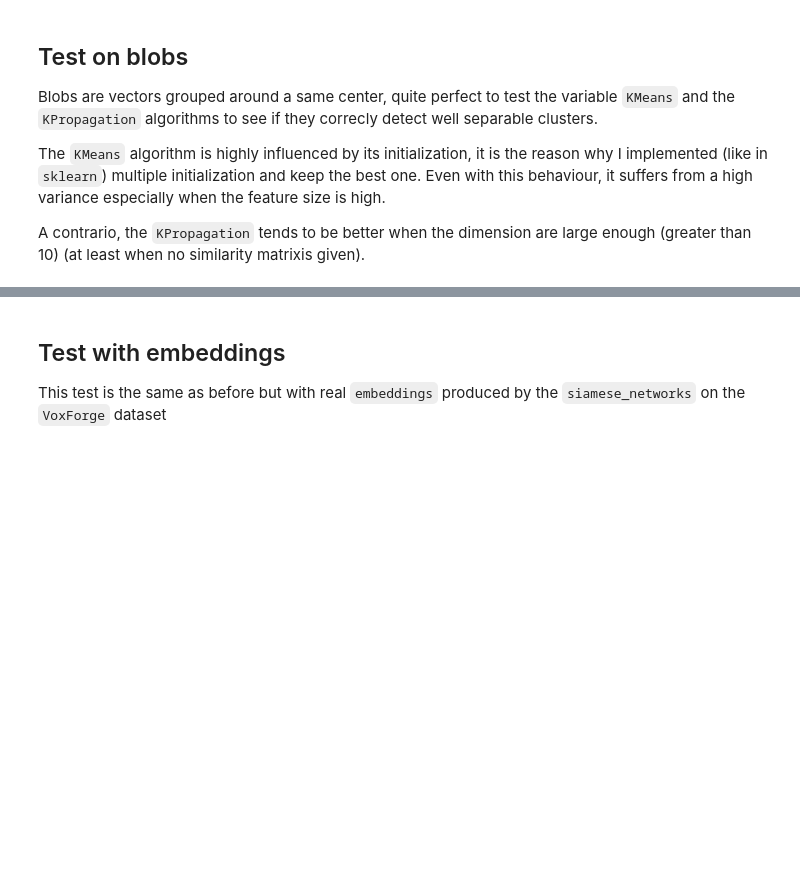
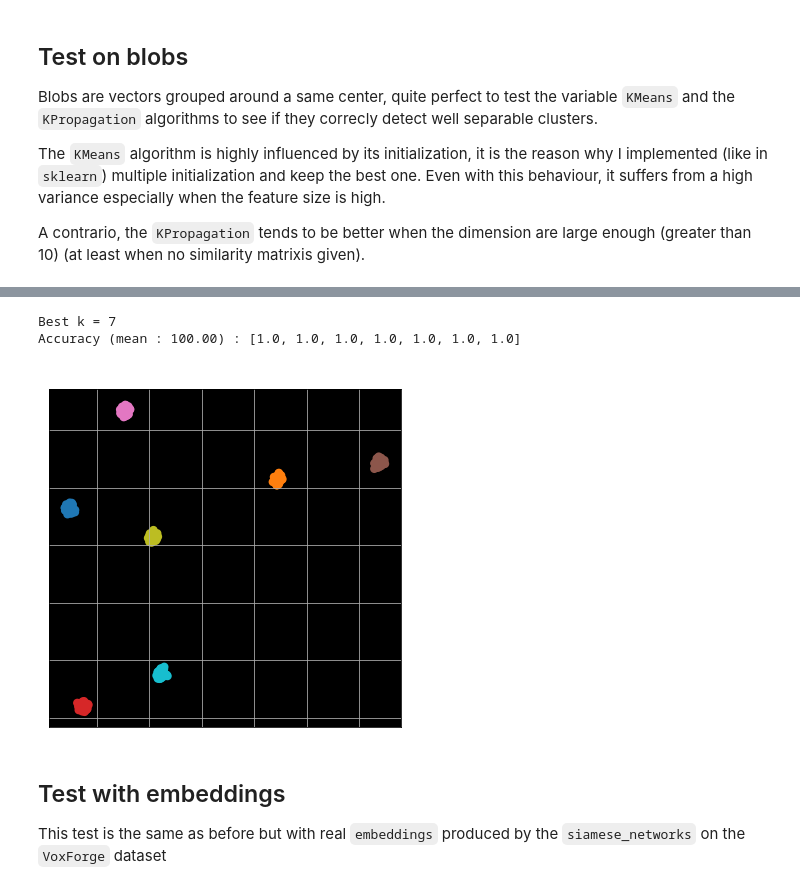
Before and after one commit to yui-mhcp/data_processing, a Jupyter notebook: example_clustering.ipynb, the cells around one changed output, grey strips where cells are left out. Saved outputs shown, nothing was run; the diff lists cells and outputs as text; code cells hidden in the pictures; blank space fills up the shorter version.

```diff
--- a/example_clustering.ipynb
+++ b/example_clustering.ipynb
@@ -71,3 +70,9 @@ Accuracy (mean : 100.00) : [1.0, 1.0, 1.0, 1.0, 1.0, 1.0, 1.0]
+# %%
+_ = test_kpropagation(blobs_x, blobs_y)
+# %% [output]
+Best k = 7
+Accuracy (mean : 100.00) : [1.0, 1.0, 1.0, 1.0, 1.0, 1.0, 1.0]
+[figure, added]
 # %% [markdown]
 ## Test with embeddings
 
```
Also changed, not shown: parts of 15 cells of this notebook, 56 other files.
